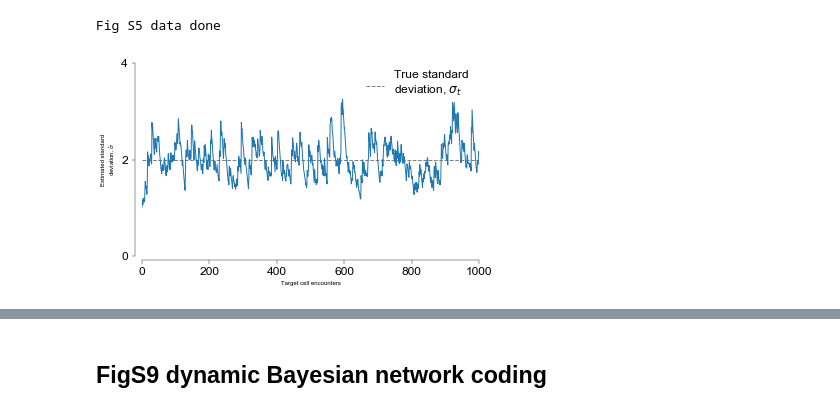
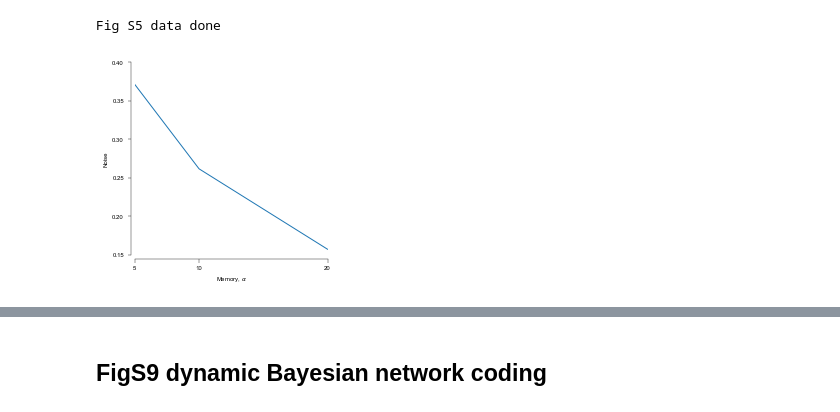
Before and after one commit to ywqin/paper-innate-immune-adaptation, a Jupyter notebook: figures.ipynb, the cells around one changed output, grey strips where cells are left out. Saved outputs shown, nothing was run; the diff lists cells and outputs as text; code cells hidden in the pictures.

```diff
--- a/figures.ipynb
+++ b/figures.ipynb
@@ -1608,37 +1615,38 @@ print('Fig S5 data done')
 Fig S5 data done
 # %%
 # Figure 2 plottting
-initial_means = 0
+initial_mean = 0
 initial_std = 1
-
+var_env = 4
 # read data
-data = pd.read_csv('SIfig5_tradeoff.csv.gz', compression='gzip')
+data = pd.read_csv('data/SIfig5_tradeoff.csv.gz', compression='gzip')
 
 # Plotting -----------------------------------------------
-fig = plt.figure(figsize=(SINGLE_COLUMN*2, SINGLE_COLUMN))
+fig = plt.figure(figsize=(SINGLE_COLUMN, SINGLE_COLUMN))
+plt.rc('font', size=LABEL_SIZE, family=FAMILY)
+ax1 = fig.add_axes([0.15, 0.15, 0.8, 0.8])
 
-ax = fig.add_axes([0.20, 0.1, 0.7, 0.8])
-ax.spines['right'].set_visible(False)
-ax.spines['top'].set_visible(False)
-ax.spines['bottom'].set_position(('axes', -0.02))
-ax.spines['left'].set_position(('axes', -0.02))
-ax.set_xlim([0, num_encounter])
-ax.set_ylim([0, 4])
-ax.set_yticks([0,2,4])
-ax.set_xlabel(ENCOUNTER_LABEL, fontsize=LABEL_SIZE)
-ax.set_ylabel(ESTD_STD_LABEL, fontsize=LABEL_SIZE)
-ax.axhline(math.sqrt(var_env), label=TRUE_STD_LABEL, **DASH_STYLE)
-ax.legend(loc='upper right', frameon=False, handlelength=1.5)
+ax1.spines['right'].set_visible(False)
+ax1.spines['top'].set_visible(False)
+ax1.spines['bottom'].set_position(('axes', -0.02))
+ax1.spines['left'].set_position(('axes', -0.02))
 
-alpha = 5
-std = data.loc[(data['alpha'] == alpha)
-				   & (data['Initial mean'] == initial_mean)
-				   & (data['Initial std'] == initial_std)]['Std']
-encounter = range(len(std))
-ax.plot(encounter, std)
+alphas = [5, 10, 20]
+stdsy = []
+for alpha in alphas:
+	stds = data.loc[(data['alpha'] == alpha)
+			   & (data['Initial mean'] == initial_mean)
+			   & (data['Initial std'] == initial_std)]['Std'].values
+	stdsy.append(np.std(stds[-700:-1])) # using last 700 encounters, exclude the first 300
+ax1.plot(alphas,stdsy)
+ax1.set_xlabel(r'Memory, $\alpha$')
+ax1.set_ylabel('Noise')
+ax1.set_xlim([5,20])
+ax1.set_xticks(alphas)
+ax1.set_ylim([0.15,0.4])
 
-plt.savefig('figs5-adaptation-static.pdf', format='pdf', dpi=300)
+plt.savefig('figs5-adaptation-tradoff.pdf', format='pdf', dpi=300)
 plt.show()
 plt.close()
 # %% [output]
-[figure, old version]
+[figure, new version]
```
Also changed, not shown: parts of 26 cells of this notebook.
